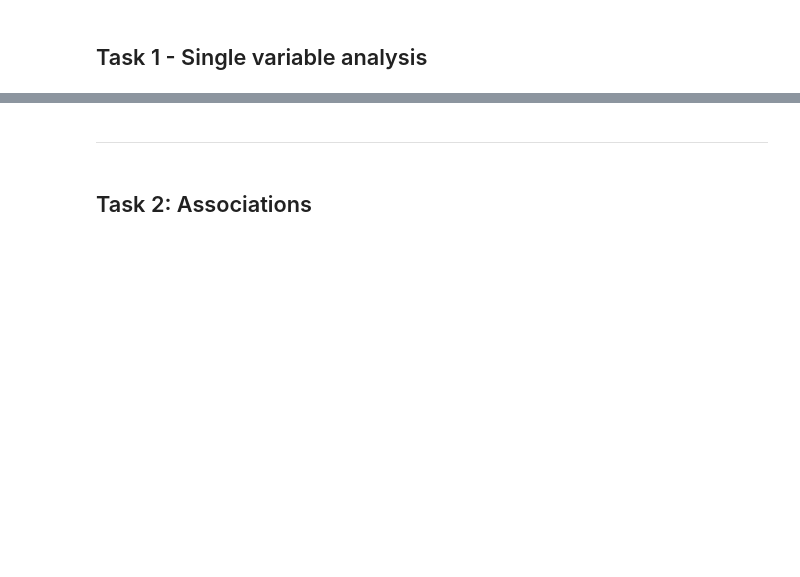
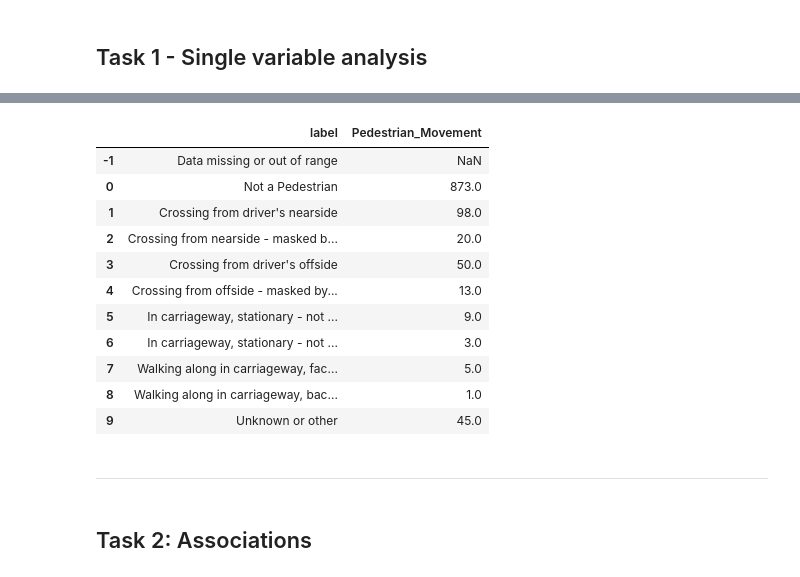
Before and after one commit to mszell/fyp2021p01lectures, a Jupyter notebook: notebooks/fyp2021p01product.ipynb, the cells around one changed output, grey strips where cells are left out. Saved outputs shown, nothing was run; the diff lists cells and outputs as text; code cells hidden in the pictures; blank space fills up the shorter version.

```diff
--- a/notebooks/fyp2021p01product.ipynb
+++ b/notebooks/fyp2021p01product.ipynb
@@ -19,3 +177,19 @@ import numpy as np
+# %%
+# Movement analysis - Task 1, c
+pd.concat([VAR['Ped_Movement'], DATA['casual']['Pedestrian_Movement'].value_counts()], axis=1)
+# %% [output]
+|  | label | Pedestrian_Movement |
+| -1 | Data missing or out of range | NaN |
+| 0 | Not a Pedestrian | 873.0 |
+| 1 | Crossing from driver's nearside | 98.0 |
+| 2 | Crossing from nearside - masked b... | 20.0 |
+| 3 | Crossing from driver's offside | 50.0 |
+| 4 | Crossing from offside - masked by... | 13.0 |
+| 5 | In carriageway, stationary - not ... | 9.0 |
+| 6 | In carriageway, stationary - not ... | 3.0 |
+| 7 | Walking along in carriageway, fac... | 5.0 |
+| 8 | Walking along in carriageway, bac... | 1.0 |
+| 9 | Unknown or other | 45.0 |
 # %% [markdown]
 <hr>
 # %% [markdown]
```
Also changed, not shown: parts of 13 cells of this notebook, 3 other files.
